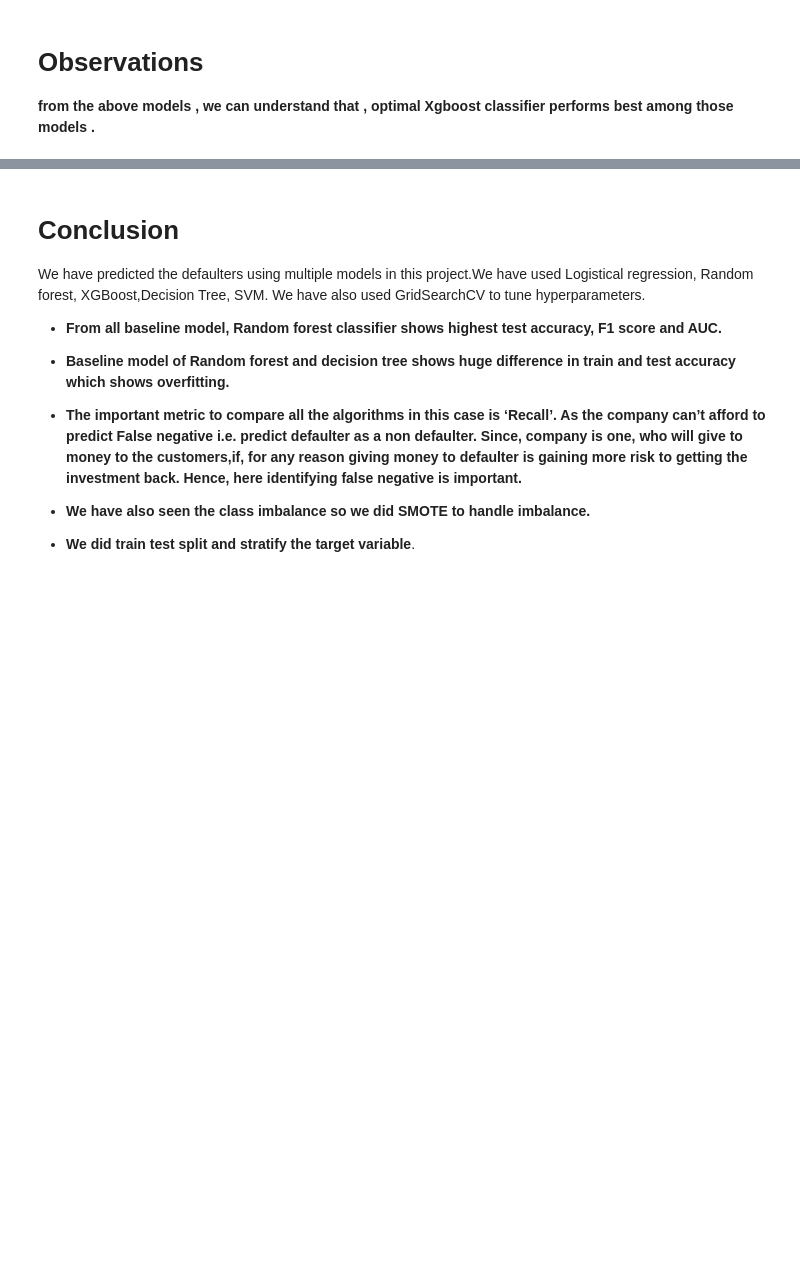
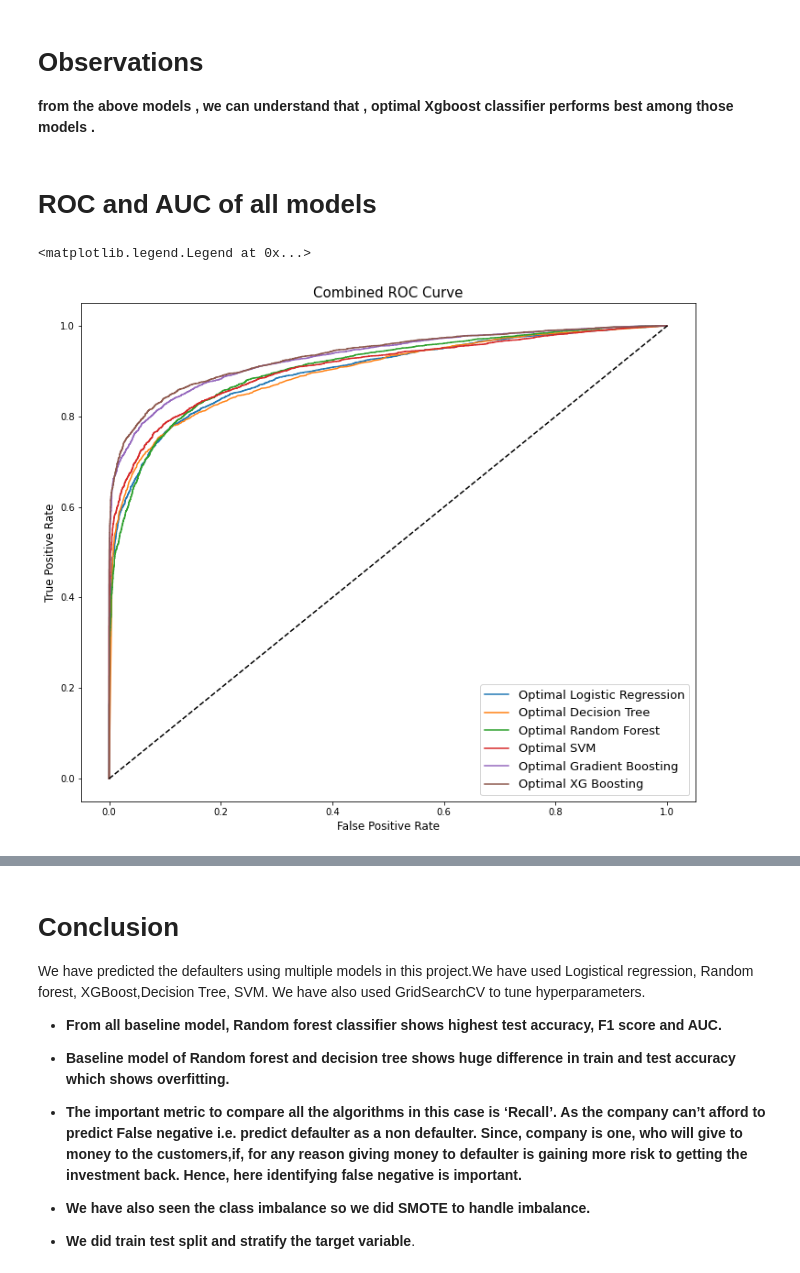
Before and after one commit to nehal35/Credit-Card-Default-Prediction---Capstone-Project, a Jupyter notebook: Credit_Card_Default_Prediction_Capstone_Project.ipynb, the cells around one changed output, grey strips where cells are left out. Cells and saved outputs as stored; diff of their text form; code cells hidden in the pictures; blank space fills up the shorter version.

```diff
--- a/Credit_Card_Default_Prediction_Capstone_Project.ipynb
+++ b/Credit_Card_Default_Prediction_Capstone_Project.ipynb
@@ -1822,4 +1854,43 @@ all_comparision_df
 # **Observations**
 
 **from the above models , we can understand that ,  optimal Xgboost classifier performs best among those models .**
+# %% [markdown]
+# **ROC and AUC of all models**
+# %%
+#importing roc curve
+from sklearn.metrics import roc_curve
+#probabilty prediction of y for all model
+y_pred_prob_logi_grid = logi_grid.predict_proba(X_test)[:,1]
+y_pred_prob_dtc_grid = dtc_grid.predict_proba(X_test)[:,1]
+y_pred_prob_rfc_grid = rfc_grid.predict_proba(X_test)[:,1]
+y_pred_svm_grid = svm_grid.predict_proba(X_test)[:,1]
+y_pred_prob_gbc_grid = gbc_grid.predict_proba(X_test)[:,1]
+y_pred_prob_xgb_grid = xgb_grid.predict_proba(X_test)[:,1]
+# %%
+fig = plt.figure(figsize=(12,10))
+
+fpr_logi, tpr_logi, _logi = roc_curve(y_test,  y_pred_prob_logi_grid)
+fpr_dtc, tpr_dtc, _dtc = roc_curve(y_test, y_pred_prob_dtc_grid)
+fpr_rfc, tpr_rfc, _rfc = roc_curve(y_test,  y_pred_prob_rfc_grid)
+fpr_svm, tpr_svm, _svm = roc_curve(y_test,  y_pred_svm_grid)
+fpr_gbc, tpr_gbc, _gbc = roc_curve(y_test,  y_pred_prob_gbc_grid)
+fpr_xgb, tpr_xgb, _xgb = roc_curve(y_test,  y_pred_prob_xgb_grid)
+
+plt.plot(fpr_logi, tpr_logi)
+plt.plot(fpr_dtc, tpr_dtc)
+plt.plot(fpr_rfc, tpr_rfc)
+plt.plot(fpr_svm, tpr_svm)
+plt.plot(fpr_gbc, tpr_gbc)
+plt.plot(fpr_xgb, tpr_xgb)
+
+plt.plot([0,1], [0,1], color='black', linestyle='--')
+
+plt.xlabel("False Positive Rate", fontsize=12)
+plt.ylabel("True Positive Rate", fontsize=12)
+plt.title('Combined ROC Curve', fontsize=15)
+
+plt.legend(['Optimal Logistic Regression', 'Optimal Decision Tree', 'Optimal Random Forest', 'Optimal SVM', 'Optimal Gradient Boosting', 'Optimal XG Boosting'], prop={'size':13}, loc='lower right' )
+# %% [output]
+<matplotlib.legend.Legend at 0x...>
+[figure, added]
 # %% [markdown]
```
Also changed, not shown: parts of 49 cells of this notebook.
